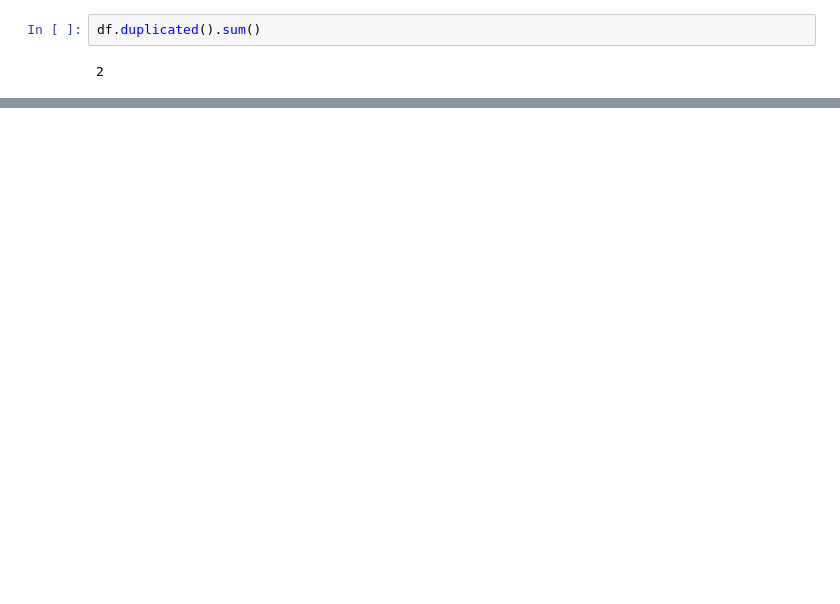
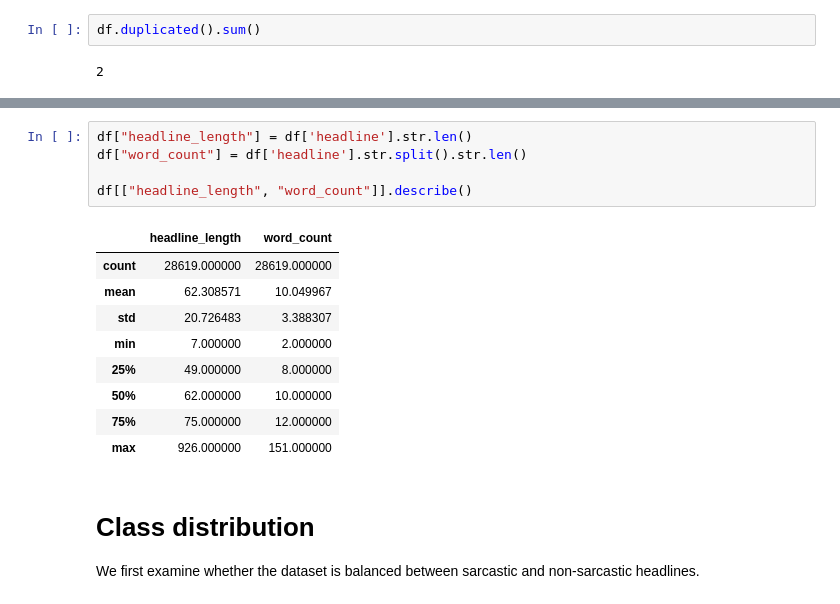
Before and after one commit to Sangeetha-238/sarcasm-detection-nlp, a Jupyter notebook: notebooks/01_data_exploration.ipynb, the cells around one changed output, grey strips where cells are left out. Cells and saved outputs as stored; diff of their text form; blank space fills up the shorter version.

```diff
--- a/notebooks/01_data_exploration.ipynb
+++ b/notebooks/01_data_exploration.ipynb
@@ -56,0 +71,19 @@ df.duplicated().sum()
+# %%
+df["headline_length"] = df['headline'].str.len()
+df["word_count"] = df['headline'].str.split().str.len()
+
+df[["headline_length", "word_count"]].describe()
+# %% [output]
+|  | headline_length | word_count |
+| count | 28619.000000 | 28619.000000 |
+| mean | 62.308571 | 10.049967 |
+| std | 20.726483 | 3.388307 |
+| min | 7.000000 | 2.000000 |
+| 25% | 49.000000 | 8.000000 |
+| 50% | 62.000000 | 10.000000 |
+| 75% | 75.000000 | 12.000000 |
+| max | 926.000000 | 151.000000 |
+# %% [markdown]
+# Class distribution
+
+We first examine whether the dataset is balanced between sarcastic and non-sarcastic headlines.
```
Also changed, not shown: parts of 17 cells of this notebook.
